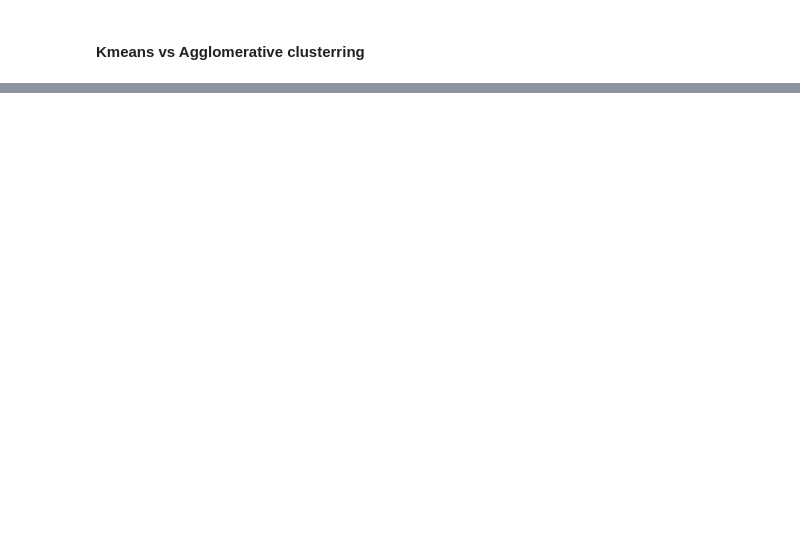
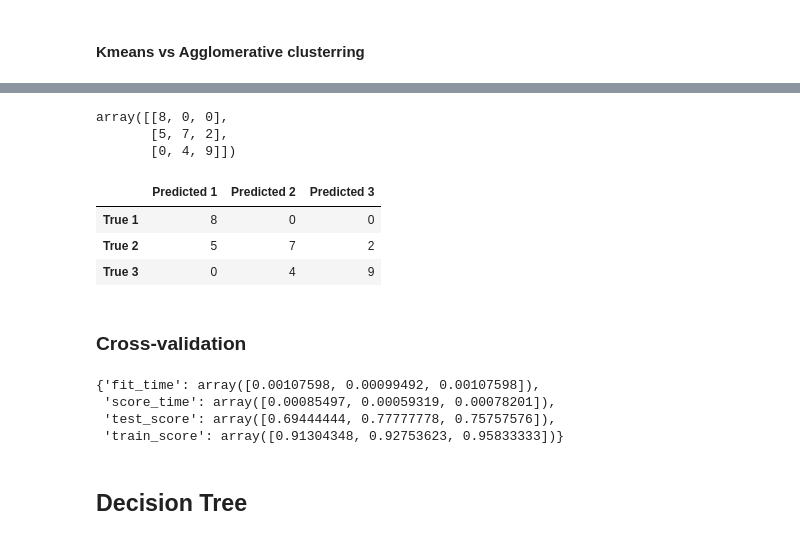
Before and after one commit to hgit2/IAproject, a Jupyter notebook: Projet_IA_clustering_classification.ipynb, the cells around one changed output, grey strips where cells are left out. Saved outputs shown, nothing was run; the diff lists cells and outputs as text; code cells hidden in the pictures; blank space fills up the shorter version.

Commit message:
added knn classification

```diff
--- a/Projet_IA_clustering_classification.ipynb
+++ b/Projet_IA_clustering_classification.ipynb
@@ -649,0 +687,11 @@ entropy of each cluster: [0.0, 0.0, 0.7531979910695014, 0.0]
+# %%
+from sklearn.model_selection import train_test_split
+from sklearn import neighbors
+data_train, data_test, label_train, label_test = train_test_split(sort_datatri, classes, test_size=0.33, random_state=10)
+sortedLabelList = sorted(list(set(classes)))
+# %%
+# knn model
+model = neighbors.KNeighborsClassifier(n_neighbors=5, weights='uniform', p=2)
+# %%
+# Training
+model.fit(data_train, label_train)
@@ -649,0 +702,5 @@ entropy of each cluster: [0.0, 0.0, 0.7531979910695014, 0.0]
+# %%
+# Testing
+label_predict = model.predict(data_test)
+print('accuracy = ', metrics.accuracy_score(label_test, label_predict))
+print(metrics.classification_report(label_test, label_predict))
@@ -649,0 +716,31 @@ entropy of each cluster: [0.0, 0.0, 0.7531979910695014, 0.0]
+# %%
+metrics.confusion_matrix(y_true=label_test, y_pred=label_predict, labels=sortedLabelList)
+# %% [output]
+array([[8, 0, 0],
+       [5, 7, 2],
+       [0, 4, 9]])
+# %%
+# Confusion matrix
+import pandas as pds
+pds.DataFrame(
+    metrics.confusion_matrix(y_true=label_test, y_pred=label_predict, labels=sortedLabelList),
+    columns=['Predicted ' + str(className) for className in sortedLabelList],
+    index=['True ' + str(className) for className in sortedLabelList]
+)
+# %% [output]
+|  | Predicted 1 | Predicted 2 | Predicted 3 |
+| True 1 | 8 | 0 | 0 |
+| True 2 | 5 | 7 | 2 |
+| True 3 | 0 | 4 | 9 |
+# %% [markdown]
+### Cross-validation
+# %%
+from sklearn.model_selection import cross_validate
+cross_validate(model, sort_datatri, classes)
+# %% [output]
+{'fit_time': array([0.00107598, 0.00099492, 0.00107598]),
+ 'score_time': array([0.00085497, 0.00059319, 0.00078201]),
+ 'test_score': array([0.69444444, 0.77777778, 0.75757576]),
+ 'train_score': array([0.91304348, 0.92753623, 0.95833333])}
+# %% [markdown]
+## Decision Tree
```
Also changed, not shown: parts of 30 cells of this notebook.
